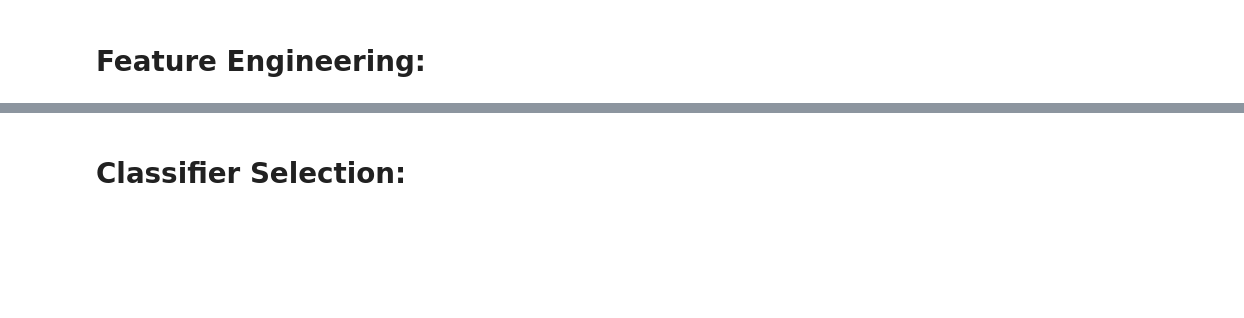
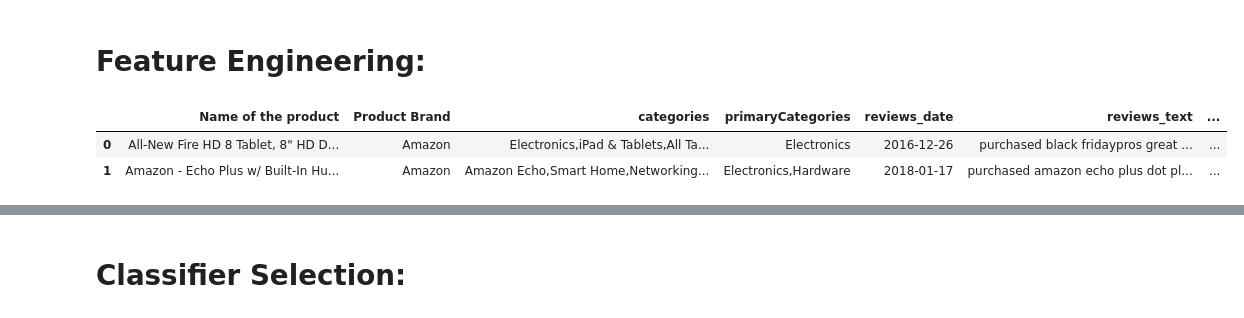
Before and after one commit to analysis86/Capstone-E-commerce, a Jupyter notebook: Jupyter Notebook/ Task 1 & 2_Class Imbalance Problem.ipynb, the cells around one changed output, grey strips where cells are left out. Cells and saved outputs as stored; diff of their text form; code cells hidden in the pictures; blank space fills up the shorter version.

```diff
--- a/Jupyter Notebook/ Task 1 & 2_Class Imbalance Problem.ipynb
+++ b/Jupyter Notebook/ Task 1 & 2_Class Imbalance Problem.ipynb
@@ -295,3 +312,9 @@ from sklearn.model_selection import train_test_split
 from sklearn.preprocessing import LabelEncoder
 from sklearn.ensemble import RandomForestClassifier
 from sklearn.metrics import accuracy_score
+# %%
+train_data.head(2)
+# %% [output]
+|  | Name of the product | Product Brand | categories | primaryCategories | reviews_date | reviews_text | ... |
+| 0 | All-New Fire HD 8 Tablet, 8" HD D... | Amazon | Electronics,iPad & Tablets,All Ta... | Electronics | 2016-12-26 | purchased black fridaypros great ... | ... |
+| 1 | Amazon - Echo Plus w/ Built-In Hu... | Amazon | Amazon Echo,Smart Home,Networking... | Electronics,Hardware | 2018-01-17 | purchased amazon echo plus dot pl... | ... |
```
Also changed, not shown: parts of 104 cells of this notebook, 5 other files.
